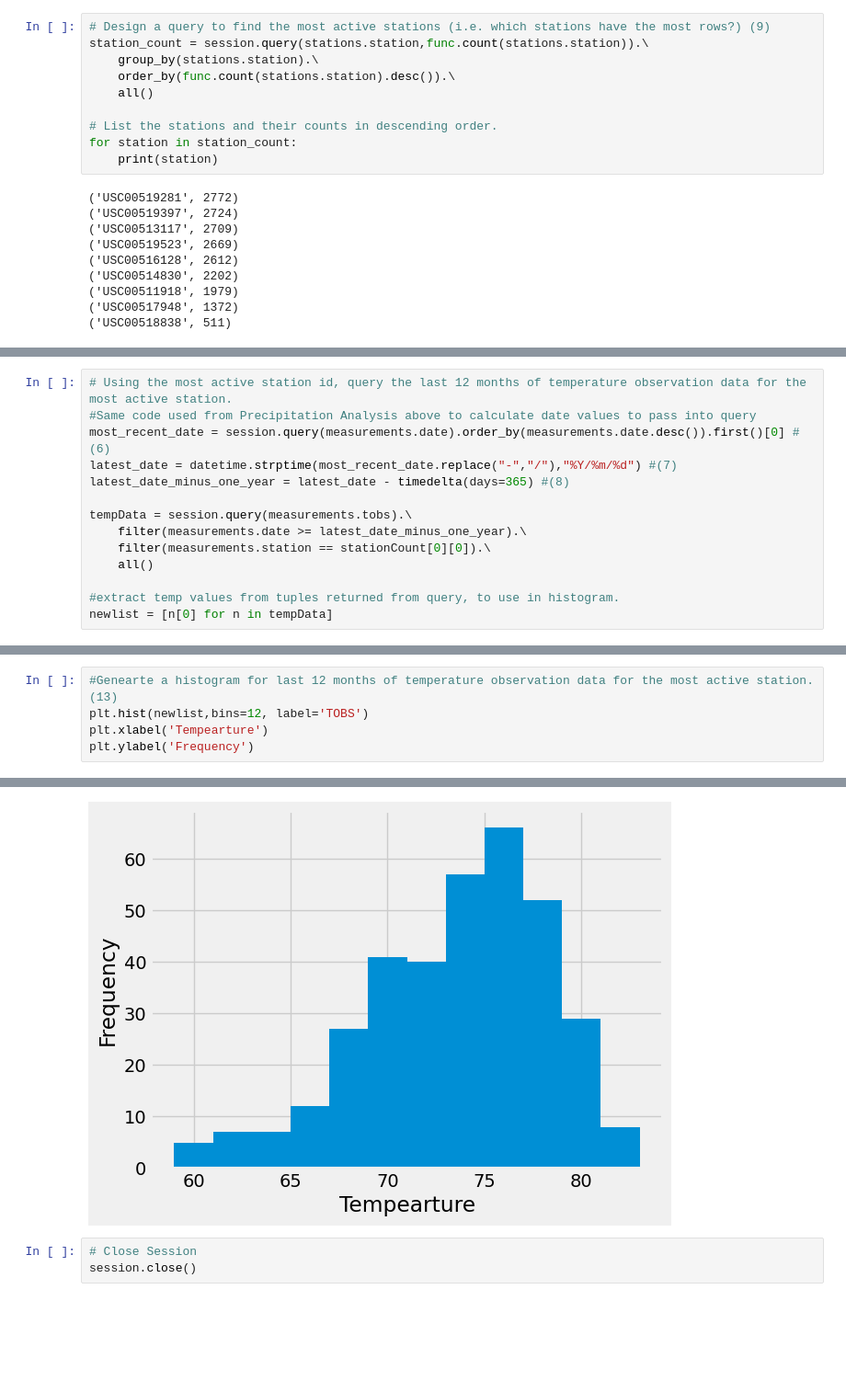
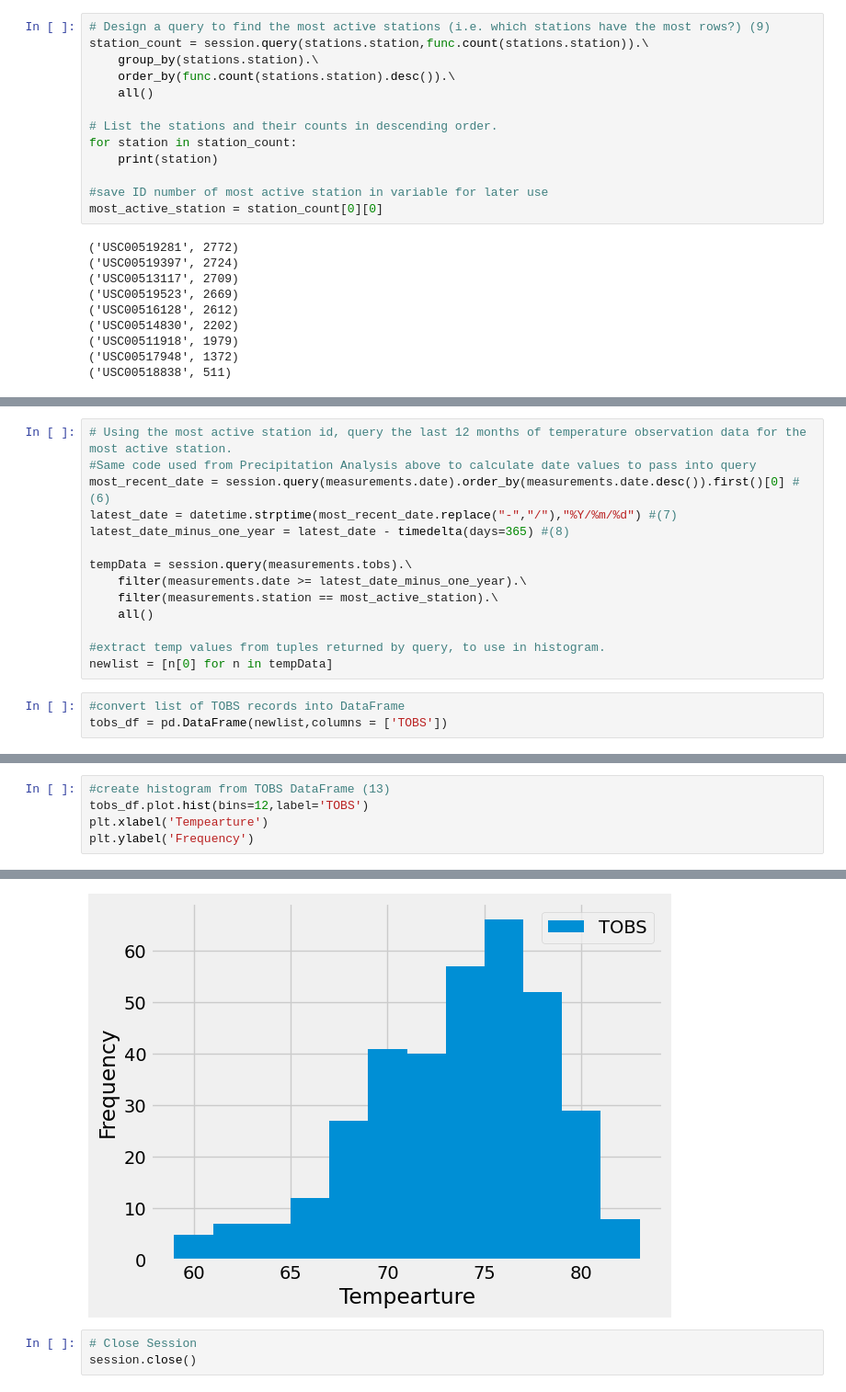
Before and after one commit to linderkm/sqlalchemy-challenge, a Jupyter notebook: SurfsUp/climate.ipynb, the cells around one changed output, grey strips where cells are left out. Shown at 92% size. Cells and saved outputs as stored; diff of their text form; blank space fills up the shorter version.

Commit message:
modifying climte.ipynb to convert station data into a DataFrame

```diff
--- a/SurfsUp/climate.ipynb
+++ b/SurfsUp/climate.ipynb
@@ -147,6 +147,9 @@ station_count = session.query(stations.station,func.count(stations.station)).\
 # List the stations and their counts in descending order.
 for station in station_count:
     print(station)
+
+#save ID number of most active station in variable for later use
+most_active_station = station_count[0][0]
 # %% [output]
 ('USC00519281', 2772)
 ('USC00519397', 2724)
@@ -185,8 +188,11 @@ latest_date_minus_one_year = latest_date - timedelta(days=365) #(8)
 
 tempData = session.query(measurements.tobs).\
     filter(measurements.date >= latest_date_minus_one_year).\
-    filter(measurements.station == stationCount[0][0]).\
+    filter(measurements.station == most_active_station).\
     all()
 
-#extract temp values from tuples returned from query, to use in histogram.
+#extract temp values from tuples returned by query, to use in histogram.
 newlist = [n[0] for n in tempData]
+# %%
+#convert list of TOBS records into DataFrame
+tobs_df = pd.DataFrame(newlist,columns = ['TOBS'])
@@ -193,11 +213,11 @@ newlist = [n[0] for n in tempData]
 # %%
-#Genearte a histogram for last 12 months of temperature observation data for the most active station. (13)
-plt.hist(newlist,bins=12, label='TOBS')
+#create histogram from TOBS DataFrame (13)
+tobs_df.plot.hist(bins=12,label='TOBS')
 plt.xlabel('Tempearture')
 plt.ylabel('Frequency')
 # %% [output]
 Text(0, 0.5, 'Frequency')
-[figure, old version]
+[figure, new version]
 # %%
 # Close Session
 session.close()
```
Also changed, not shown: parts of 3 cells of this notebook, 1 other file.
